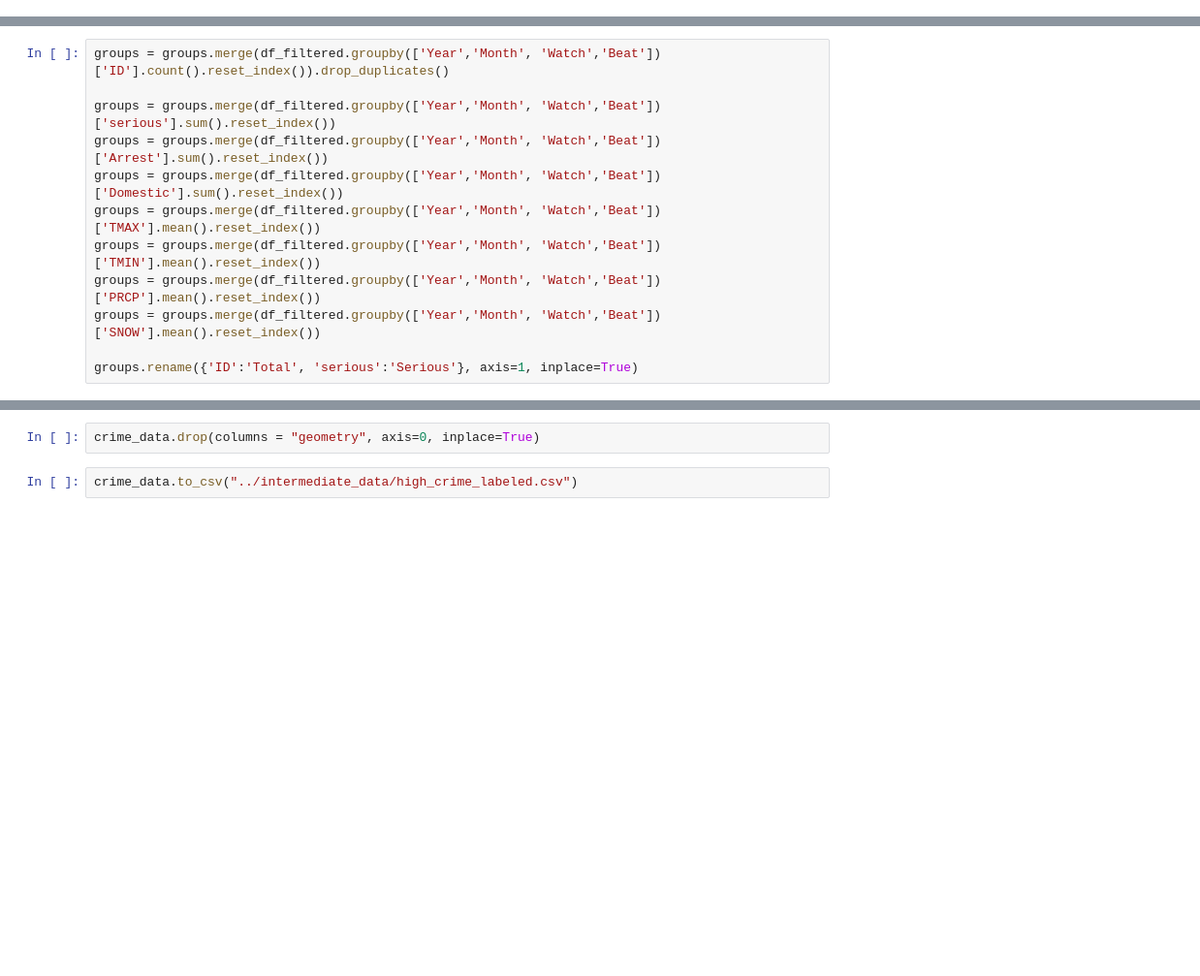
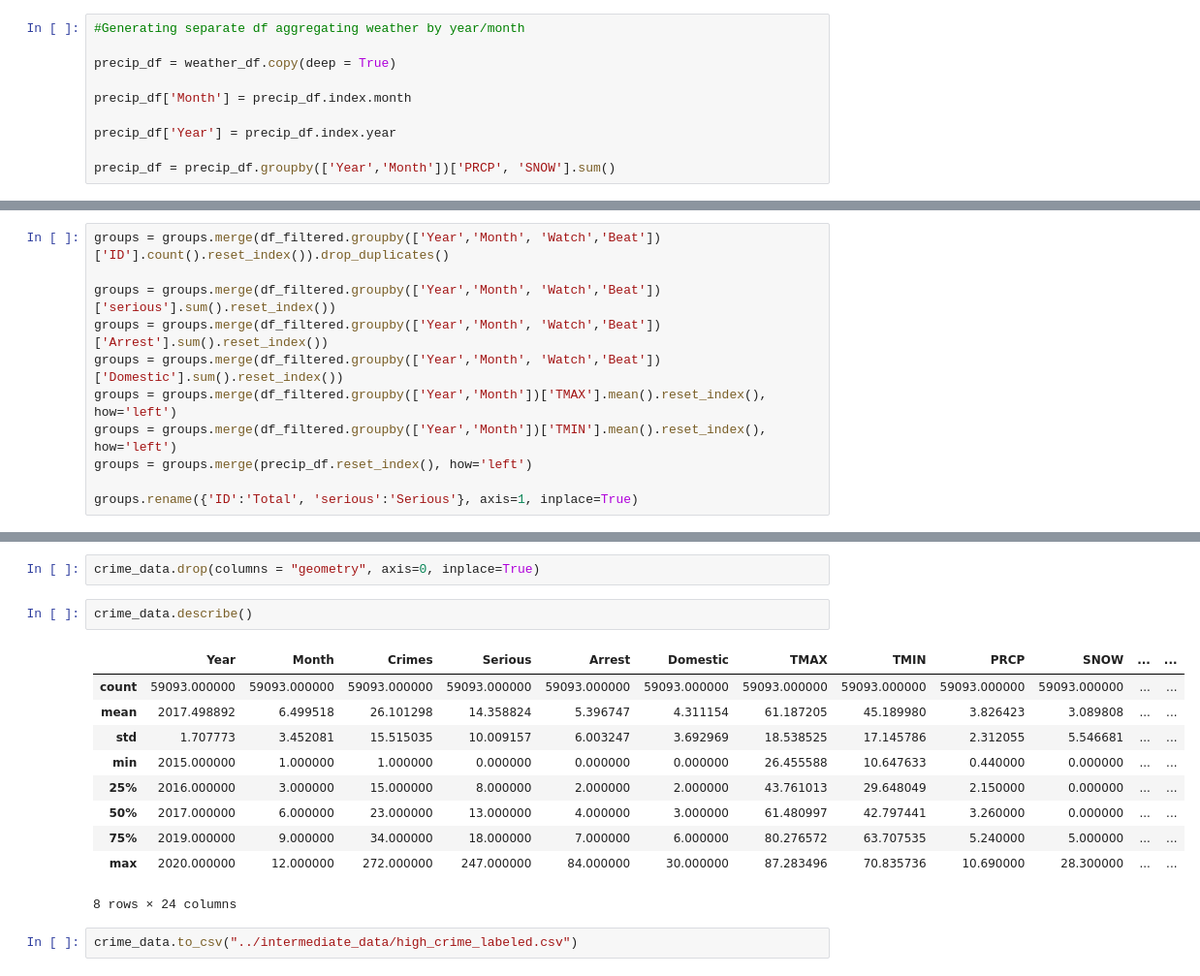
Before and after one commit to Deckart2/capp_30254_crime_forcasting, a Jupyter notebook: scripts/data_prep.ipynb, the cells around one changed output, grey strips where cells are left out. Shown: that part at 97% size. Cells and saved outputs as stored; diff of their text form; blank space fills up the shorter version.

Commit message:
Final(lly!) data_prep

```diff
--- a/scripts/data_prep.ipynb
+++ b/scripts/data_prep.ipynb
@@ -52,6 +52,16 @@ crime_df = crime_df[~crime_df['IUCR'].isin(['5073', '5093', '5094', '5113', '511
 
 weather_df['Date'] = pd.to_datetime(weather_df['DATE'])
 weather_df = weather_df.set_index('Date')
+# %%
+#Generating separate df aggregating weather by year/month
+
+precip_df = weather_df.copy(deep = True)
+
+precip_df['Month'] = precip_df.index.month
+
+precip_df['Year'] = precip_df.index.year
+
+precip_df = precip_df.groupby(['Year','Month'])['PRCP', 'SNOW'].sum()
 # %%
 # Merging weather data to crime data.
 
@@ -106,10 +116,9 @@ groups = groups.merge(df_filtered.groupby(['Year','Month', 'Watch','Beat'])['ID'
 groups = groups.merge(df_filtered.groupby(['Year','Month', 'Watch','Beat'])['serious'].sum().reset_index())
 groups = groups.merge(df_filtered.groupby(['Year','Month', 'Watch','Beat'])['Arrest'].sum().reset_index())
 groups = groups.merge(df_filtered.groupby(['Year','Month', 'Watch','Beat'])['Domestic'].sum().reset_index())
-groups = groups.merge(df_filtered.groupby(['Year','Month', 'Watch','Beat'])['TMAX'].mean().reset_index())
-groups = groups.merge(df_filtered.groupby(['Year','Month', 'Watch','Beat'])['TMIN'].mean().reset_index())
-groups = groups.merge(df_filtered.groupby(['Year','Month', 'Watch','Beat'])['PRCP'].mean().reset_index())
-groups = groups.merge(df_filtered.groupby(['Year','Month', 'Watch','Beat'])['SNOW'].mean().reset_index())
+groups = groups.merge(df_filtered.groupby(['Year','Month'])['TMAX'].mean().reset_index(), how='left')
+groups = groups.merge(df_filtered.groupby(['Year','Month'])['TMIN'].mean().reset_index(), how='left')
+groups = groups.merge(precip_df.reset_index(), how='left')
 
 groups.rename({'ID':'Total', 'serious':'Serious'}, axis=1, inplace=True)
 # %%
@@ -284,5 +263,18 @@ Index(['beat', 'beat_num', 'district', 'sector', 'geometry', 'Year', 'Month',
 crime_data.to_csv("../intermediate_data/df_geospatial_to_graph.csv")
 # %%
 crime_data.drop(columns = "geometry", axis=0, inplace=True)
+# %%
+crime_data.describe()
+# %% [output]
+|  | Year | Month | Crimes | Serious | Arrest | Domestic | TMAX | TMIN | PRCP | SNOW | ... | ... |
+| count | 59093.000000 | 59093.000000 | 59093.000000 | 59093.000000 | 59093.000000 | 59093.000000 | 59093.000000 | 59093.000000 | 59093.000000 | 59093.000000 | ... | ... |
+| mean | 2017.498892 | 6.499518 | 26.101298 | 14.358824 | 5.396747 | 4.311154 | 61.187205 | 45.189980 | 3.826423 | 3.089808 | ... | ... |
+| std | 1.707773 | 3.452081 | 15.515035 | 10.009157 | 6.003247 | 3.692969 | 18.538525 | 17.145786 | 2.312055 | 5.546681 | ... | ... |
+| min | 2015.000000 | 1.000000 | 1.000000 | 0.000000 | 0.000000 | 0.000000 | 26.455588 | 10.647633 | 0.440000 | 0.000000 | ... | ... |
+| 25% | 2016.000000 | 3.000000 | 15.000000 | 8.000000 | 2.000000 | 2.000000 | 43.761013 | 29.648049 | 2.150000 | 0.000000 | ... | ... |
+| 50% | 2017.000000 | 6.000000 | 23.000000 | 13.000000 | 4.000000 | 3.000000 | 61.480997 | 42.797441 | 3.260000 | 0.000000 | ... | ... |
+| 75% | 2019.000000 | 9.000000 | 34.000000 | 18.000000 | 7.000000 | 6.000000 | 80.276572 | 63.707535 | 5.240000 | 5.000000 | ... | ... |
+| max | 2020.000000 | 12.000000 | 272.000000 | 247.000000 | 84.000000 | 30.000000 | 87.283496 | 70.835736 | 10.690000 | 28.300000 | ... | ... |
+8 rows × 24 columns
 # %%
 crime_data.to_csv("../intermediate_data/high_crime_labeled.csv")
```
Also changed, not shown: parts of 5 cells of this notebook.
